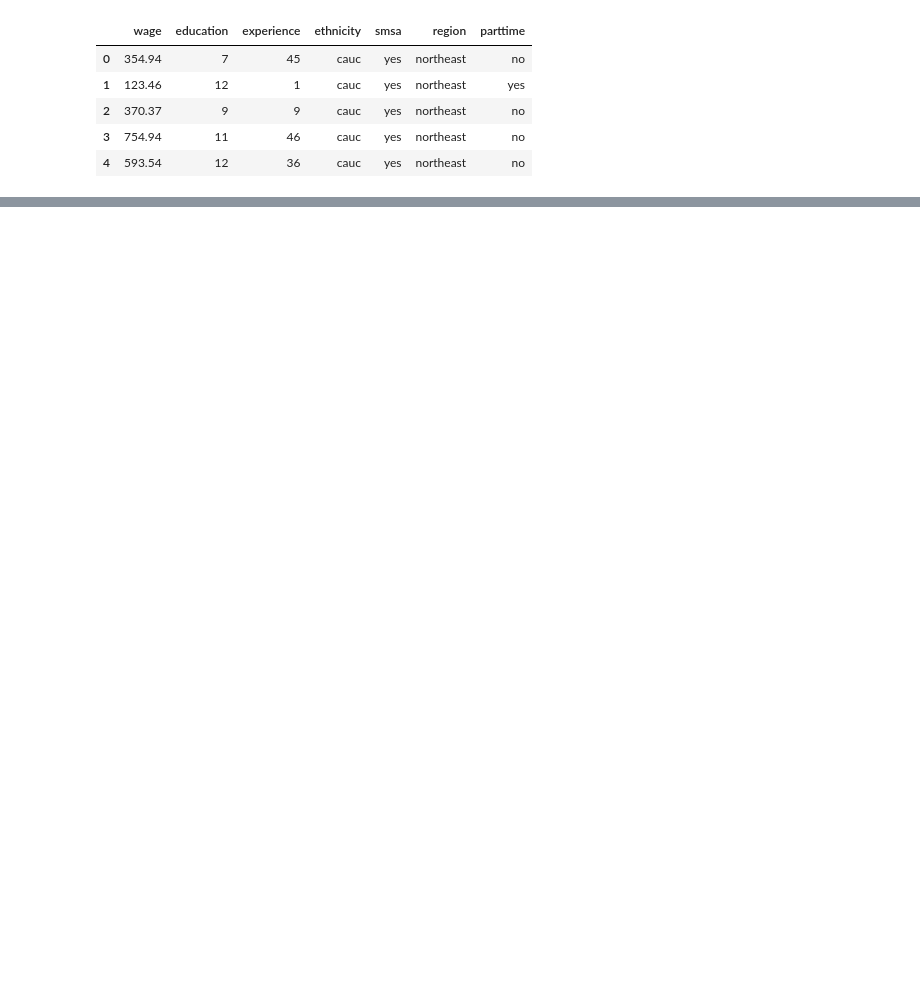
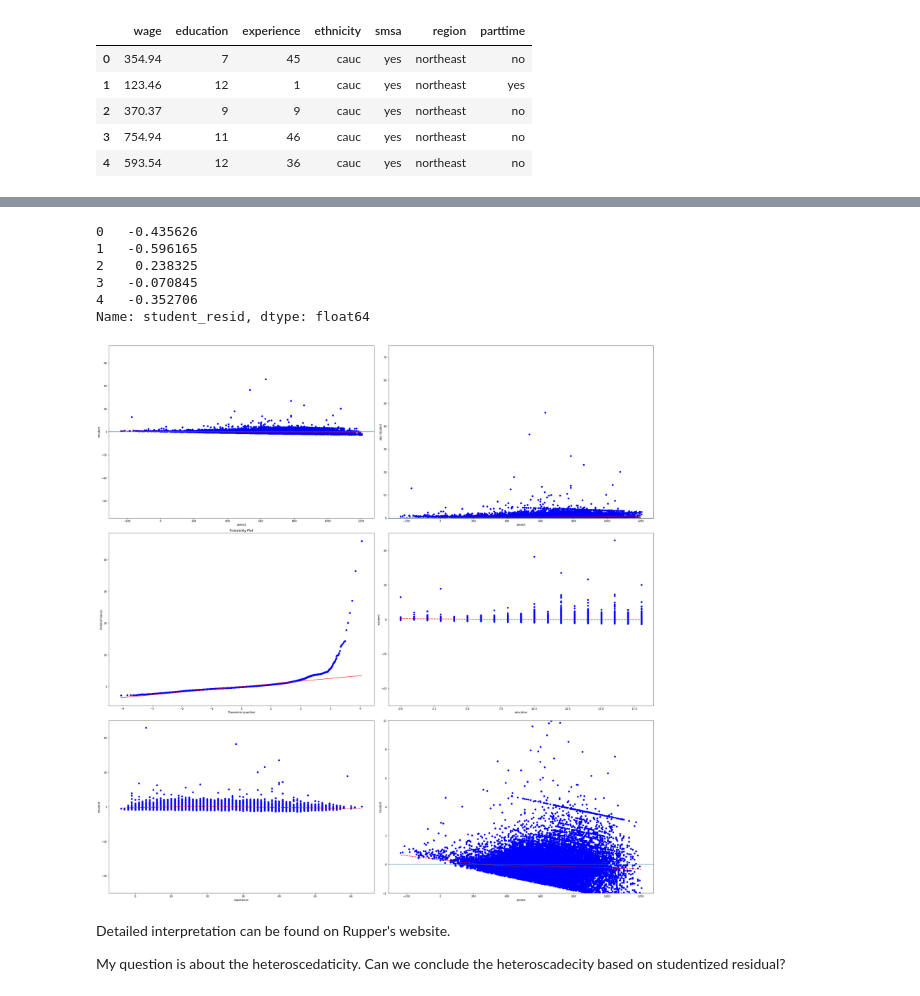
Before and after one commit to Russell-Ding/Ruppert-R-to-Python-Translate, a Jupyter notebook: Chapter 10 Exercise.ipynb, the cells around one changed output, grey strips where cells are left out. Drawn from its saved outputs; the diff is of its cells as text; code cells hidden in the pictures; blank space fills up the shorter version.

```diff
--- a/Chapter 10 Exercise.ipynb
+++ b/Chapter 10 Exercise.ipynb
@@ -83,0 +41,3 @@ ax1.set_ylim([-1000,1000]);
+# %%
+#student residual is calculated under function outlier_test() under statsmodels
+outliertest=result.outlier_test()
@@ -83,0 +70,75 @@ ax1.set_ylim([-1000,1000]);
+# %%
+outliertest['student_resid'].head()
+# %% [output]
+0   -0.435626
+1   -0.596165
+2    0.238325
+3   -0.070845
+4   -0.352706
+Name: student_resid, dtype: float64
+# %%
+%matplotlib inline
+import matplotlib.pyplot as plt
+from statsmodels.nonparametric.smoothers_lowess import lowess
+
+
+fig,axes=plt.subplots(3,2,figsize=(30,30))
+ax=axes.ravel()
+
+ax[0].plot(result.predict(),outliertest['student_resid'],'ro',color='b')
+
+haha=pd.DataFrame(lowess(outliertest['student_resid'],result.predict(),return_sorted=True))
+ax[0].plot(haha[0],haha[1],'k--', linewidth=2,color='r')
+ax[0].axhline(y=0)
+ax[0].set_ylim([-75,75])
+ax[0].set_xlabel('predict')
+ax[0].set_ylabel('rstudent')
+
+ax[1].plot(result.predict(),np.abs(outliertest['student_resid']),'ro',color='b')
+haha=pd.DataFrame(lowess(np.abs(outliertest['student_resid']),result.predict(),return_sorted=True))
+ax[1].plot(haha[0],haha[1],'k--', linewidth=2,color='r')
+ax[1].axhline(y=0)
+ax[1].set_ylim([0,75])
+
+ax[1].set_xlabel('predict')
+ax[1].set_ylabel('abs rstudent')
+
+#QQ plot
+import scipy.stats as stats
+
+stats.probplot(outliertest['student_resid'],dist="norm", plot=ax[2])
+
+#plot exgonenous variables with studentized residual
+
+ax[3].plot(raw_data['education'],outliertest['student_resid'],'ro',color='b')
+haha=pd.DataFrame(lowess(outliertest['student_resid'],raw_data['education'],return_sorted=True))
+ax[3].plot(haha[0],haha[1],'k--', linewidth=2,color='r')
+ax[3].set_ylim([-50,50])
+ax[3].set_xlabel('education')
+ax[3].set_ylabel('rstudent')
+
+
+
+ax[4].plot(raw_data['experience'],outliertest['student_resid'],'ro',color='b')
+haha=pd.DataFrame(lowess(outliertest['student_resid'],raw_data['experience'],return_sorted=True))
+ax[4].plot(haha[0],haha[1],'k--', linewidth=2,color='r')
+ax[4].set_ylim([-50,50])
+ax[4].set_xlabel('experience')
+ax[4].set_ylabel('rstudent')
+
+ax[5].plot(result.predict(),outliertest['student_resid'],'ro',color='b')
+haha=pd.DataFrame(lowess(outliertest['student_resid'],result.predict(),return_sorted=True))
+ax[5].plot(haha[0],haha[1],'k--', linewidth=2,color='r')
+ax[5].axhline(y=0)
+ax[5].set_ylim([-2,10])
+ax[5].set_xlabel('predict')
+ax[5].set_ylabel('rstudent')
+
+fig.tight_layout()
+fig.show()
+# %% [output]
+[figure, added]
+# %% [markdown]
+Detailed interpretation can be found on Rupper's website.
+
+My question is about the heteroscedaticity. Can we conclude the heteroscadecity based on studentized residual?
```
Also changed, not shown: parts of 10 cells of this notebook.
